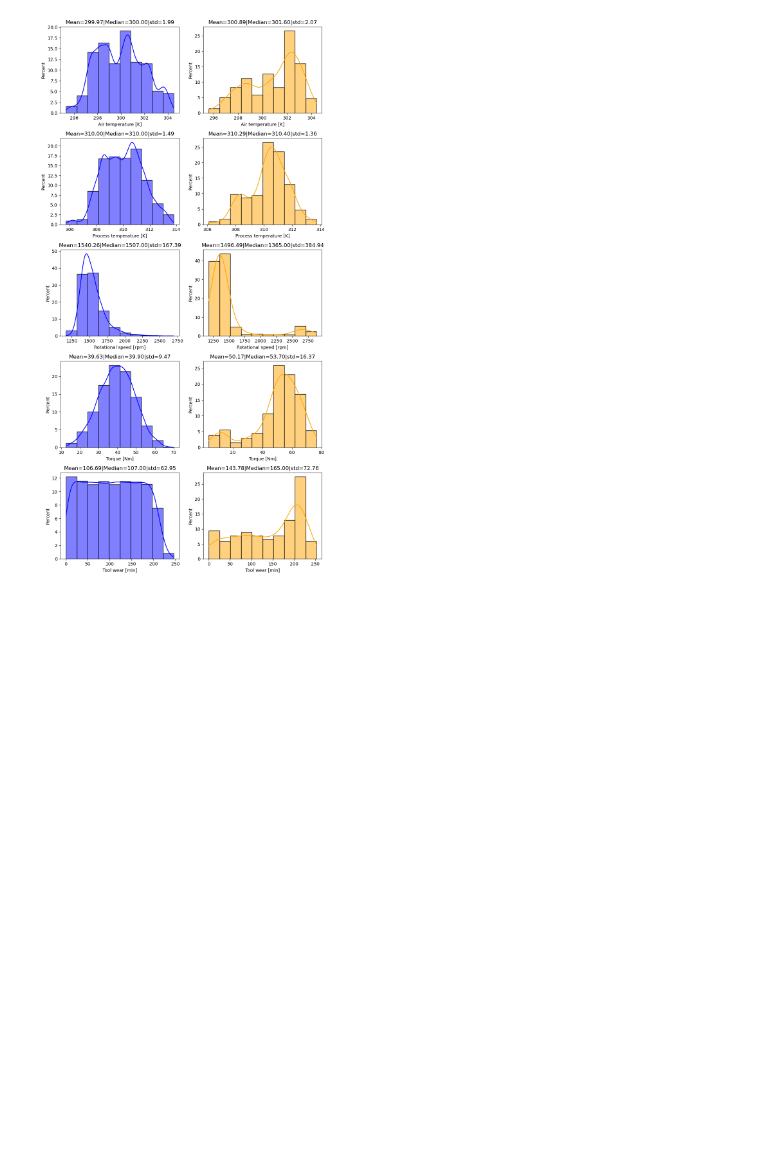
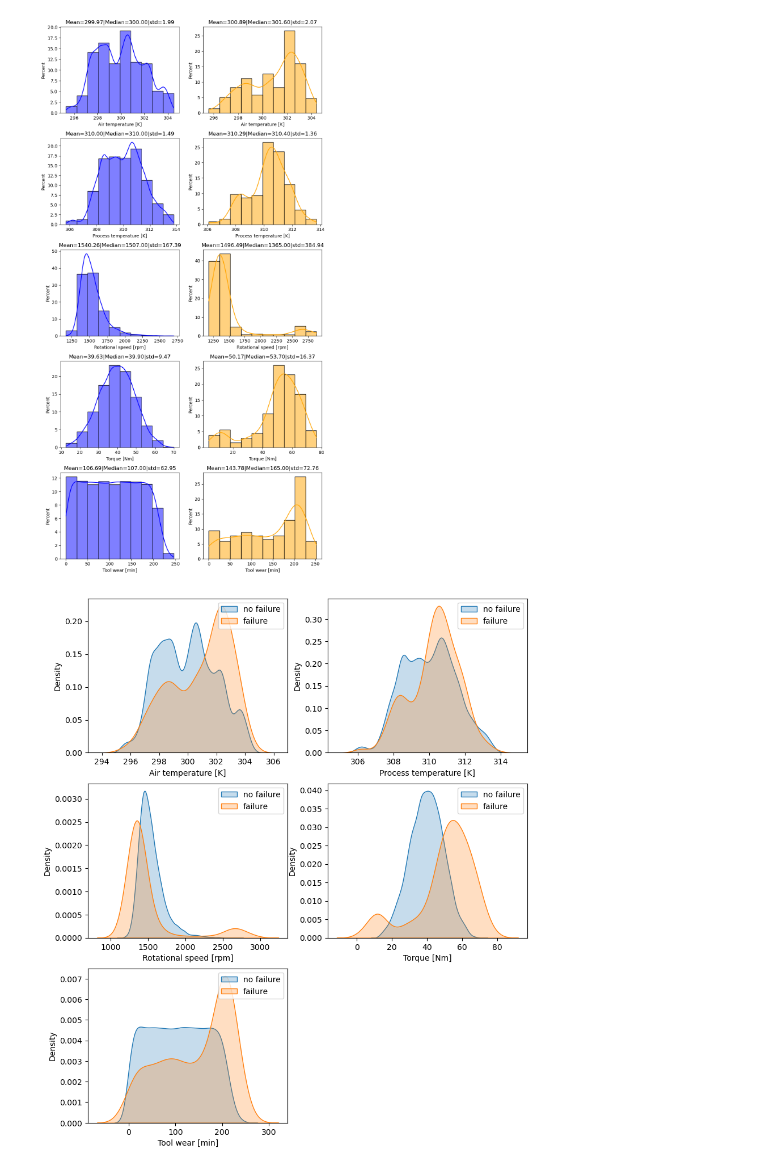
Before and after one commit to YoussefMH723/predictive-maintenance, a Jupyter notebook: 01-EDA.ipynb, the cells around one changed output. Cells and saved outputs as stored; diff of their text form; code cells hidden in the pictures; blank space fills up the shorter version.

```diff
--- a/01-EDA.ipynb
+++ b/01-EDA.ipynb
@@ -78,3 +102,14 @@ for i, (column, target) in enumerate(feature_tuples, 1):
 plt.tight_layout()
 # %% [output]
 [figure]
+# %%
+rows = int(np.ceil(len(NUMERICAL_FEATURES)/2))
+cols = 2
+fig = plt.figure(figsize=(10, rows*4))
+for i, column in enumerate(NUMERICAL_FEATURES, 1):
+    fig.add_subplot(rows, cols, i)
+    sns.kdeplot(data[data[TARGET]==0][column], fill=True, label="no failure")
+    sns.kdeplot(data[data[TARGET]==1][column], fill=True, label="failure")
+    plt.legend()
+# %% [output]
+[figure, added]
```
Also changed, not shown: parts of 11 cells of this notebook.
